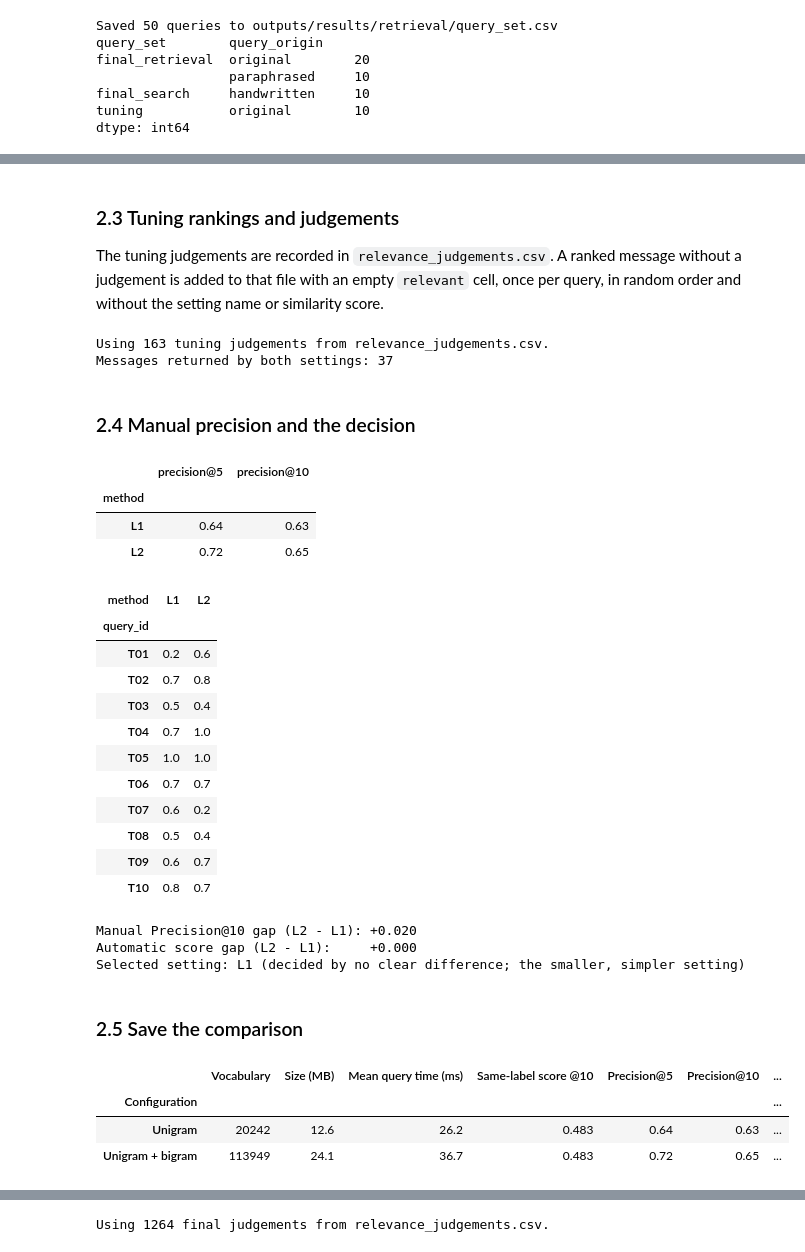
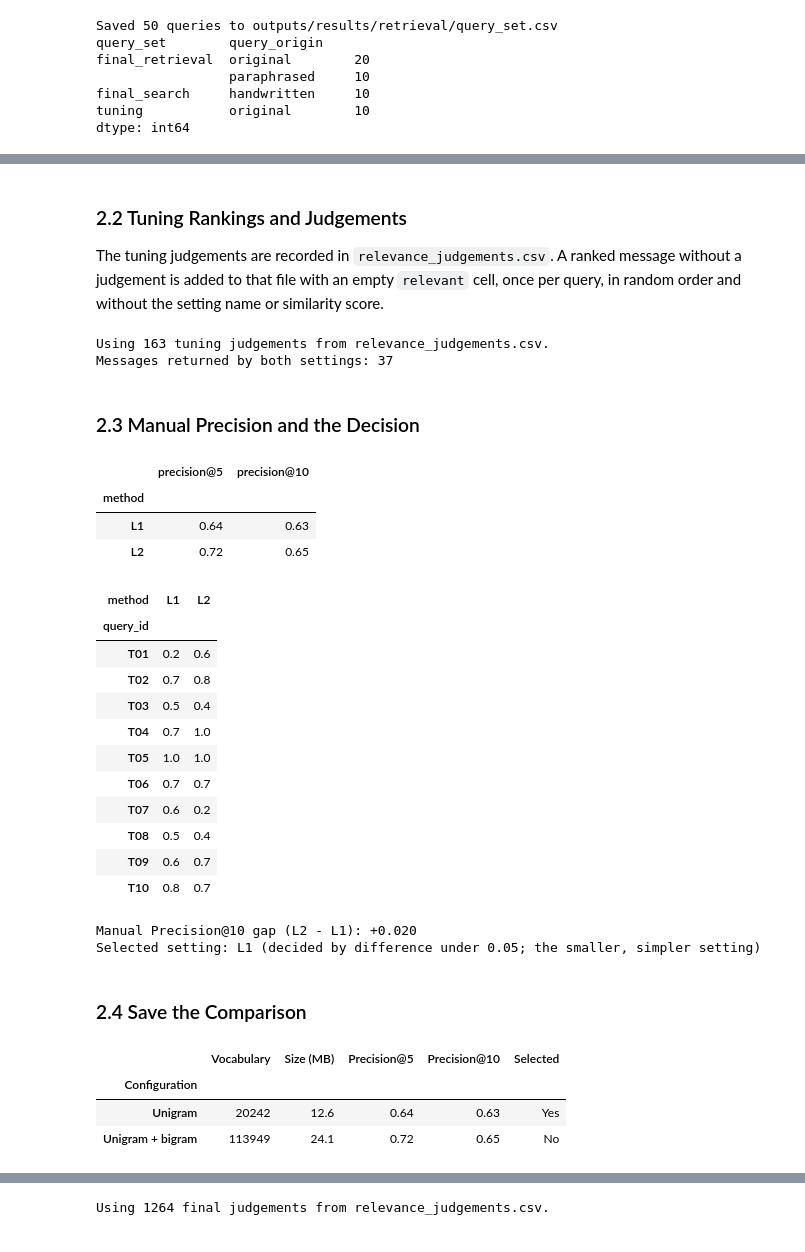
Before and after one commit to Rainbow6174/36118-ANLP-AT2, a Jupyter notebook: notebooks/member5/retrieval_experiments.ipynb, the cells around one changed output, grey strips where cells are left out. Saved outputs shown, nothing was run; the diff lists cells and outputs as text; code cells hidden in the pictures.

```diff
--- a/notebooks/member5/retrieval_experiments.ipynb
+++ b/notebooks/member5/retrieval_experiments.ipynb
@@ -396,19 +408,0 @@ Every validation tweet is used as a query (about 7,800 per setting), so this cel
-# %%
-validation = history[history["split"] == "validation"]
-auto_scores = {name: label_match(index, validation) for name, index in tuning_indexes.items()}
-
-auto_summary = pd.DataFrame({
-    name: {
-        "label_match@5": scores["label_match@5"].mean(),
-        "label_match@10": scores["label_match@10"].mean(),
-        "mean_query_ms": scores["query_ms"].mean(),
-    }
-    for name, scores in auto_scores.items()
-}).T.round(3)
-display(auto_summary)
-
-by_label = pd.DataFrame({
-    name: scores.groupby("board_label")["label_match@10"].mean() for name, scores in auto_scores.items()
-}).round(3)
-by_label["difference (L2 - L1)"] = (by_label["L2"] - by_label["L1"]).round(3)
-by_label
@@ -431,5 +409,5 @@ by_label
 # %% [markdown]
-### 2.3 Tuning rankings and judgements
+### 2.2 Tuning Rankings and Judgements
 
 The tuning judgements are recorded in `relevance_judgements.csv`. A ranked message without a judgement is added to that file with an empty `relevant` cell, once per query, in random order and without the setting name or similarity score.
 # %%
@@ -448,7 +426,7 @@ print(f"Messages returned by both settings: {overlap.sum()}")
 Using 163 tuning judgements from relevance_judgements.csv.
 Messages returned by both settings: 37
 # %% [markdown]
-### 2.4 Manual precision and the decision
+### 2.3 Manual Precision and the Decision
 # %%
 judgements, remaining, _, tuning_status = collect_judgements("tuning", tuning_rankings, tuning_queries, JUDGEMENTS_FILE, SEED)
 
@@ -461,15 +439,11 @@ else:
     display(tuning_precision.pivot(index="query_id", columns="method", values="precision@10"))
 
     manual_gap = round(manual_summary.loc["L2", "precision@10"] - manual_summary.loc["L1", "precision@10"], 3)
-    auto_gap = round(auto_summary.loc["L2", "label_match@10"] - auto_summary.loc["L1", "label_match@10"], 3)
     if abs(manual_gap) >= 0.05:
         chosen, reason = ("L2" if manual_gap > 0 else "L1"), "manual Precision@10"
-    elif abs(auto_gap) >= 0.01:
-        chosen, reason = ("L2" if auto_gap > 0 else "L1"), "automatic same-label score"
     else:
-        chosen, reason = "L1", "no clear difference; the smaller, simpler setting"
+        chosen, reason = "L1", "difference under 0.05; the smaller, simpler setting"
     print(f"Manual Precision@10 gap (L2 - L1): {manual_gap:+.3f}")
-    print(f"Automatic score gap (L2 - L1):     {auto_gap:+.3f}")
     print(f"Selected setting: {chosen} (decided by {reason})")
 # %% [output]
 |  | precision@5 | precision@10 |
@@ -489,33 +463,30 @@ else:
 | T09 | 0.6 | 0.7 |
 | T10 | 0.8 | 0.7 |
 Manual Precision@10 gap (L2 - L1): +0.020
-Automatic score gap (L2 - L1):     +0.000
-Selected setting: L1 (decided by no clear difference; the smaller, simpler setting)
+Selected setting: L1 (decided by difference under 0.05; the smaller, simpler setting)
 # %% [markdown]
-### 2.5 Save the comparison
+### 2.4 Save the Comparison
 # %%
 if remaining:
-    print("Finish the judgement sheet and rerun 2.4 first.")
+    print("Finish the judgement sheet and rerun 2.3 first.")
 else:
-    comparison = index_summary.join(auto_summary).join(manual_summary)
+    comparison = index_summary.join(manual_summary)
     comparison["selected"] = (comparison.index == chosen).astype(int)
     comparison.index.name = "setting"
     save_rows(RESULTS / "method_comparison.csv", long_rows(comparison, "tfidf_settings"), key="experiment")
 
     comparison_view = pd.DataFrame({
         "Vocabulary": comparison["vocabulary"].astype(int),
         "Size (MB)": comparison["size_mb"],
-        "Mean query time (ms)": comparison["mean_query_ms"].round(1),
-        "Same-label score @10": comparison["label_match@10"].round(3),
         "Precision@5": comparison["precision@5"].round(2),
         "Precision@10": comparison["precision@10"].round(2),
         "Selected": ["Yes" if selected else "No" for selected in comparison["selected"]],
     }).rename(index=SETTING_NAMES)
     comparison_view.index.name = "Configuration"
     display(comparison_view)
 # %% [output]
-|  | Vocabulary | Size (MB) | Mean query time (ms) | Same-label score @10 | Precision@5 | Precision@10 | ... |
-| Configuration |  |  |  |  |  |  | ... |
-| Unigram | 20242 | 12.6 | 26.2 | 0.483 | 0.64 | 0.63 | ... |
-| Unigram + bigram | 113949 | 24.1 | 36.7 | 0.483 | 0.72 | 0.65 | ... |
+|  | Vocabulary | Size (MB) | Precision@5 | Precision@10 | Selected |
+| Configuration |  |  |  |  |  |
+| Unigram | 20242 | 12.6 | 0.64 | 0.63 | Yes |
+| Unigram + bigram | 113949 | 24.1 | 0.72 | 0.65 | No |
 # %% [markdown]
```
Also changed, not shown: parts of 84 cells of this notebook, 11 other files.
